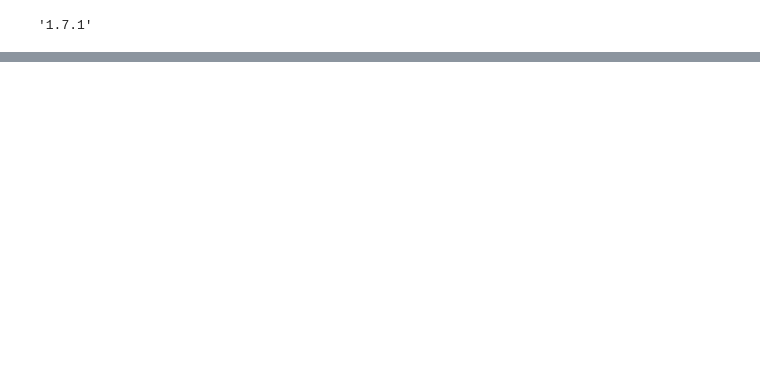
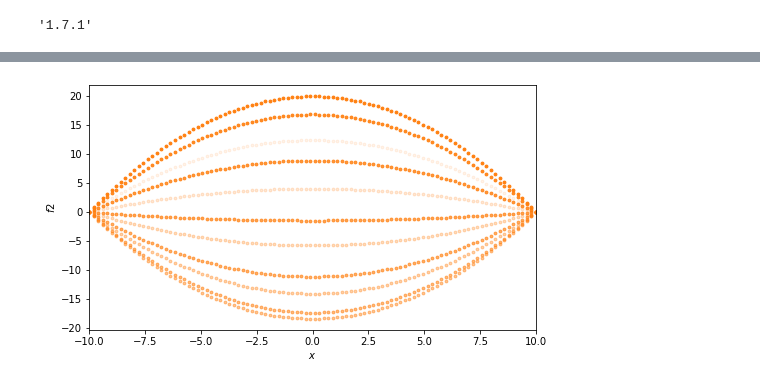
Before and after one commit to FlowModelingControl/flowtorch, a Jupyter notebook: docs/source/notebooks/DMD_introduction.ipynb, the cells around one changed output, grey strips where cells are left out. Drawn from its saved outputs; the diff is of its cells as text; code cells hidden in the pictures; blank space fills up the shorter version.

```diff
--- a/docs/source/notebooks/DMD_introduction.ipynb
+++ b/docs/source/notebooks/DMD_introduction.ipynb
@@ -234,0 +124,6 @@ val, phi = dmd(data, rank=rank) #rank=3 was determined from the POD-mode visuali
+# %%
+f2 = pt.mul(20-0.2*pt.pow(Xm, 2), pt.exp((-0.05+2.3j)*Tm)).T
+
+plot_data(Xm[0,:], f2, 2)
+# %% [output]
+[figure, added]
```
Also changed, not shown: parts of 45 cells of this notebook.
